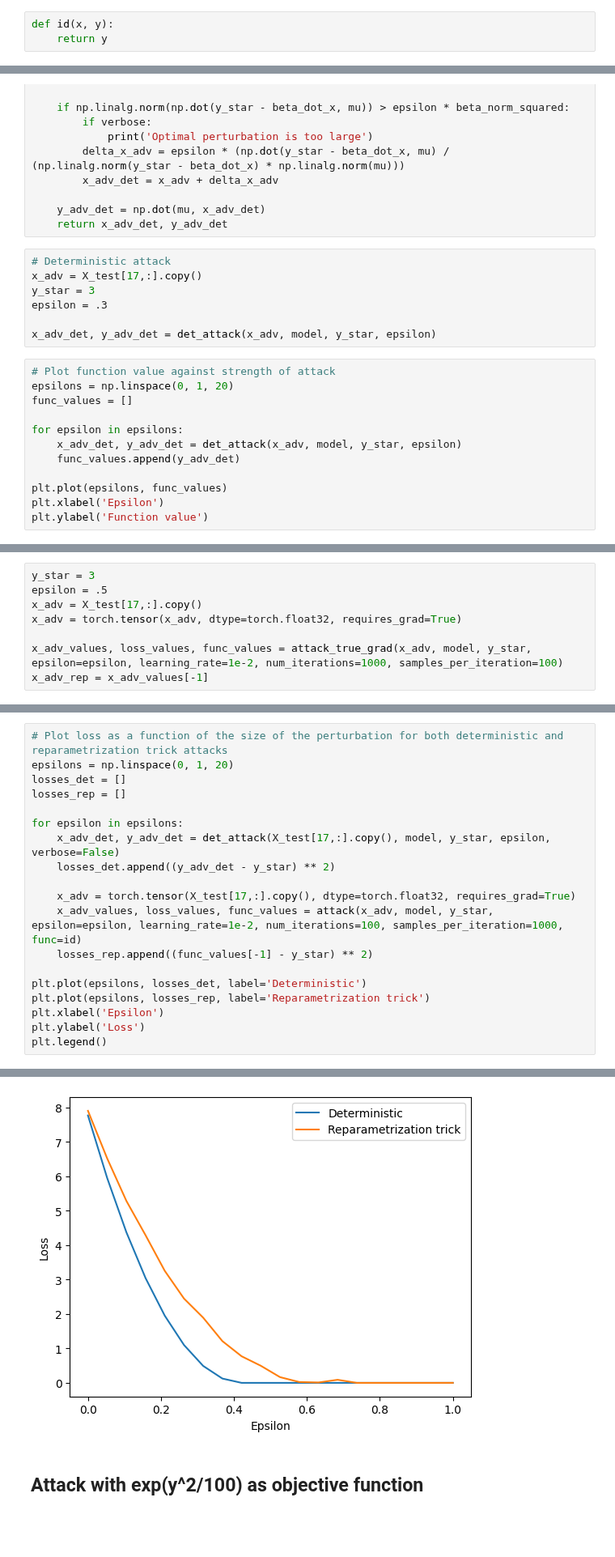
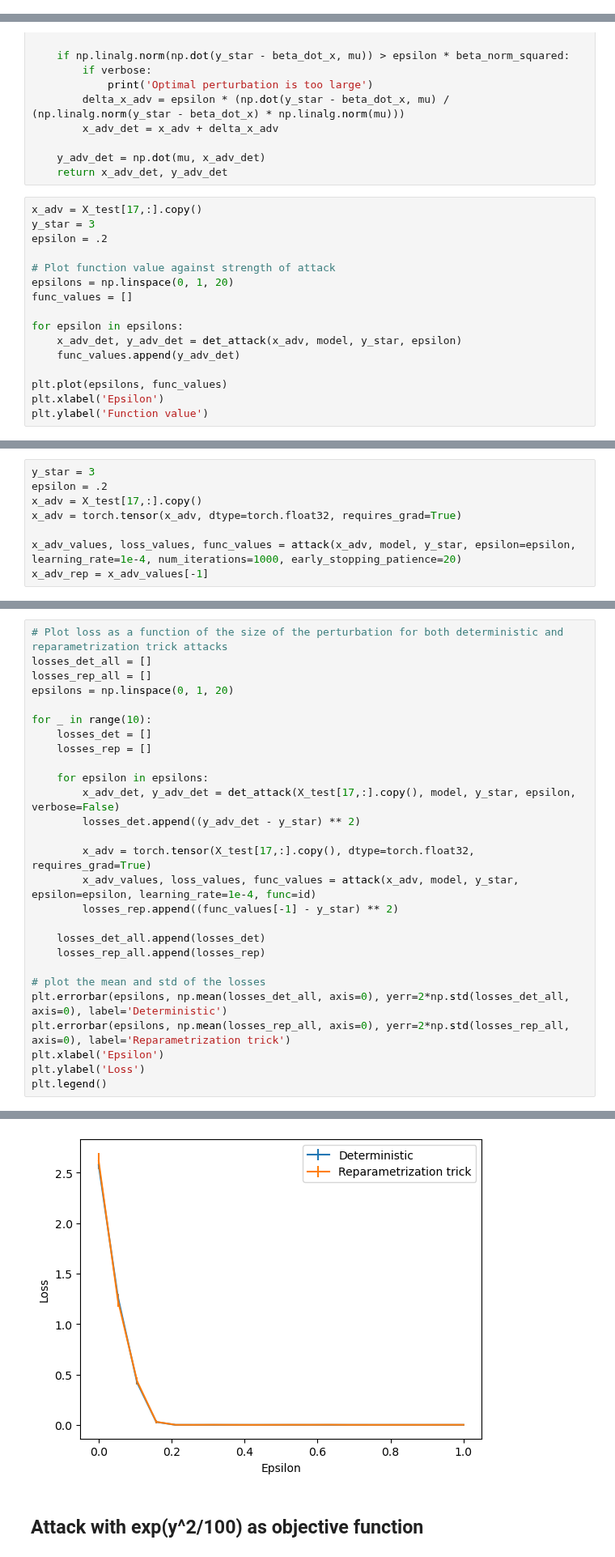
Before and after one commit to pablogarciarce/AdvReg, a Jupyter notebook: notebooks/test_point_attack.ipynb, the cells around one changed output, grey strips where cells are left out. Shown at 81% size. Cells and saved outputs as stored; diff of their text form; blank space fills up the shorter version.

```diff
--- a/notebooks/test_point_attack.ipynb
+++ b/notebooks/test_point_attack.ipynb
@@ -105,8 +173,5 @@ def attack(x_clean, model, G, samples_per_iteration=10000, learning_rate=1e-1, n
 # %% [markdown]
 ## Attack with mean as objective function
-# %%
-def id(x, y):
-    return y
 # %%
 def det_attack(x_adv, model, y_star, epsilon=.1, verbose=False):
     mu = model.mu.numpy()
@@ -123,14 +188,11 @@ def det_attack(x_adv, model, y_star, epsilon=.1, verbose=False):
 
     y_adv_det = np.dot(mu, x_adv_det)
     return x_adv_det, y_adv_det
-# %%
-# Deterministic attack
-x_adv = X_test[17,:].copy()
-y_star = 3
-epsilon = .3
-
-x_adv_det, y_adv_det = det_attack(x_adv, model, y_star, epsilon)
 # %%
+x_adv = X_test[17,:].copy()
+y_star = 3
+epsilon = .2
+
 # Plot function value against strength of attack
 epsilons = np.linspace(0, 1, 20)
 func_values = []
@@ -148,9 +210,9 @@ Text(0, 0.5, 'Function value')
 # %%
 y_star = 3
-epsilon = .5
+epsilon = .2
 x_adv = X_test[17,:].copy()
 x_adv = torch.tensor(x_adv, dtype=torch.float32, requires_grad=True)
 
-x_adv_values, loss_values, func_values = attack_true_grad(x_adv, model, y_star, epsilon=epsilon, learning_rate=1e-2, num_iterations=1000, samples_per_iteration=100)
+x_adv_values, loss_values, func_values = attack(x_adv, model, y_star, epsilon=epsilon, learning_rate=1e-4, num_iterations=1000, early_stopping_patience=20)
 x_adv_rep = x_adv_values[-1]
 # %%
@@ -213,25 +232,33 @@ df
 # %%
 # Plot loss as a function of the size of the perturbation for both deterministic and reparametrization trick attacks
+losses_det_all = []
+losses_rep_all = []
 epsilons = np.linspace(0, 1, 20)
-losses_det = []
-losses_rep = []
 
-for epsilon in epsilons:
-    x_adv_det, y_adv_det = det_attack(X_test[17,:].copy(), model, y_star, epsilon, verbose=False)
-    losses_det.append((y_adv_det - y_star) ** 2)
+for _ in range(10):
+    losses_det = []
+    losses_rep = []
 
-    x_adv = torch.tensor(X_test[17,:].copy(), dtype=torch.float32, requires_grad=True)
-    x_adv_values, loss_values, func_values = attack(x_adv, model, y_star, epsilon=epsilon, learning_rate=1e-2, num_iterations=100, samples_per_iteration=1000, func=id)
-    losses_rep.append((func_values[-1] - y_star) ** 2)
+    for epsilon in epsilons:
+        x_adv_det, y_adv_det = det_attack(X_test[17,:].copy(), model, y_star, epsilon, verbose=False)
+        losses_det.append((y_adv_det - y_star) ** 2)
 
-plt.plot(epsilons, losses_det, label='Deterministic')
-plt.plot(epsilons, losses_rep, label='Reparametrization trick')
+        x_adv = torch.tensor(X_test[17,:].copy(), dtype=torch.float32, requires_grad=True)
+        x_adv_values, loss_values, func_values = attack(x_adv, model, y_star, epsilon=epsilon, learning_rate=1e-4, func=id)
+        losses_rep.append((func_values[-1] - y_star) ** 2)
+
+    losses_det_all.append(losses_det)
+    losses_rep_all.append(losses_rep)
+
+# plot the mean and std of the losses
+plt.errorbar(epsilons, np.mean(losses_det_all, axis=0), yerr=2*np.std(losses_det_all, axis=0), label='Deterministic')
+plt.errorbar(epsilons, np.mean(losses_rep_all, axis=0), yerr=2*np.std(losses_rep_all, axis=0), label='Reparametrization trick')
 plt.xlabel('Epsilon')
 plt.ylabel('Loss')
 plt.legend()
 # %% [output]
 <matplotlib.legend.Legend at 0x...>
-[figure, old version]
+[figure, new version]
 # %% [markdown]
 ## Attack with exp(y^2/100) as objective function
 # %%
```
Also changed, not shown: parts of 22 cells of this notebook, 4 other files.
